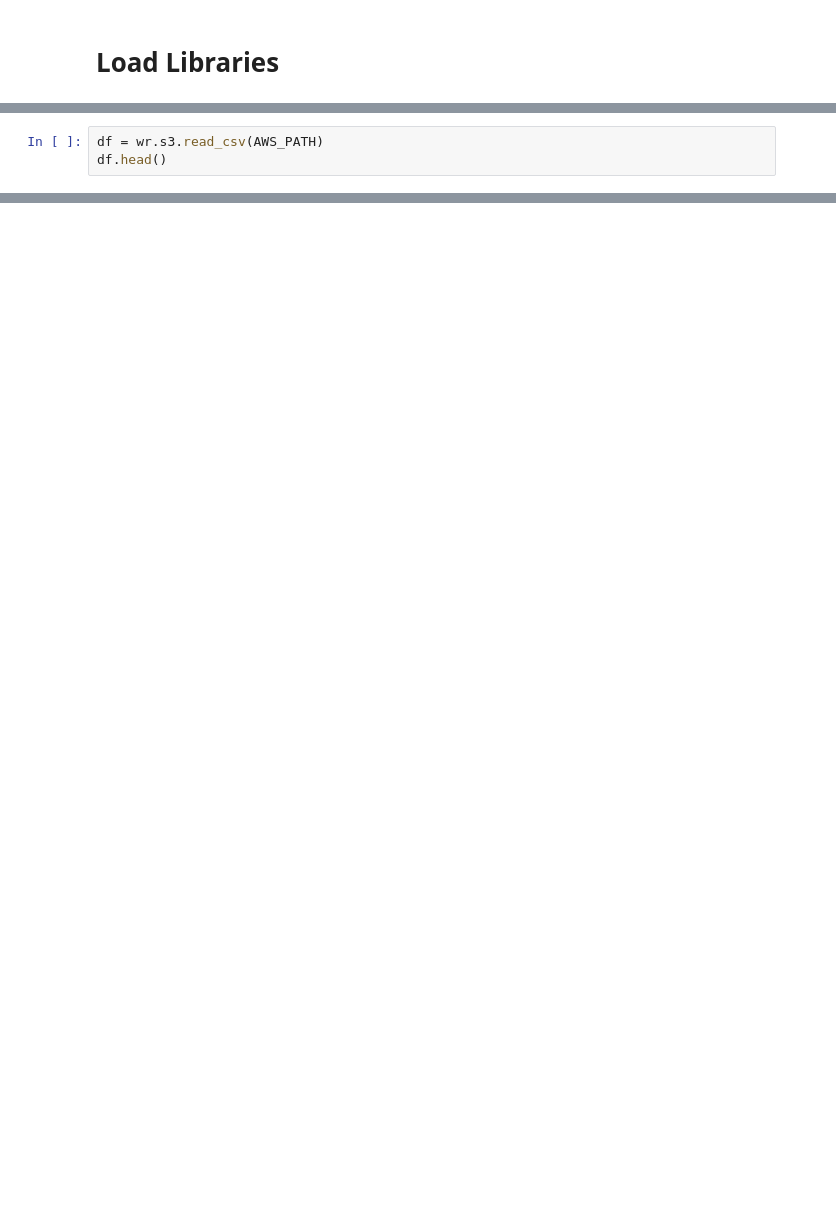
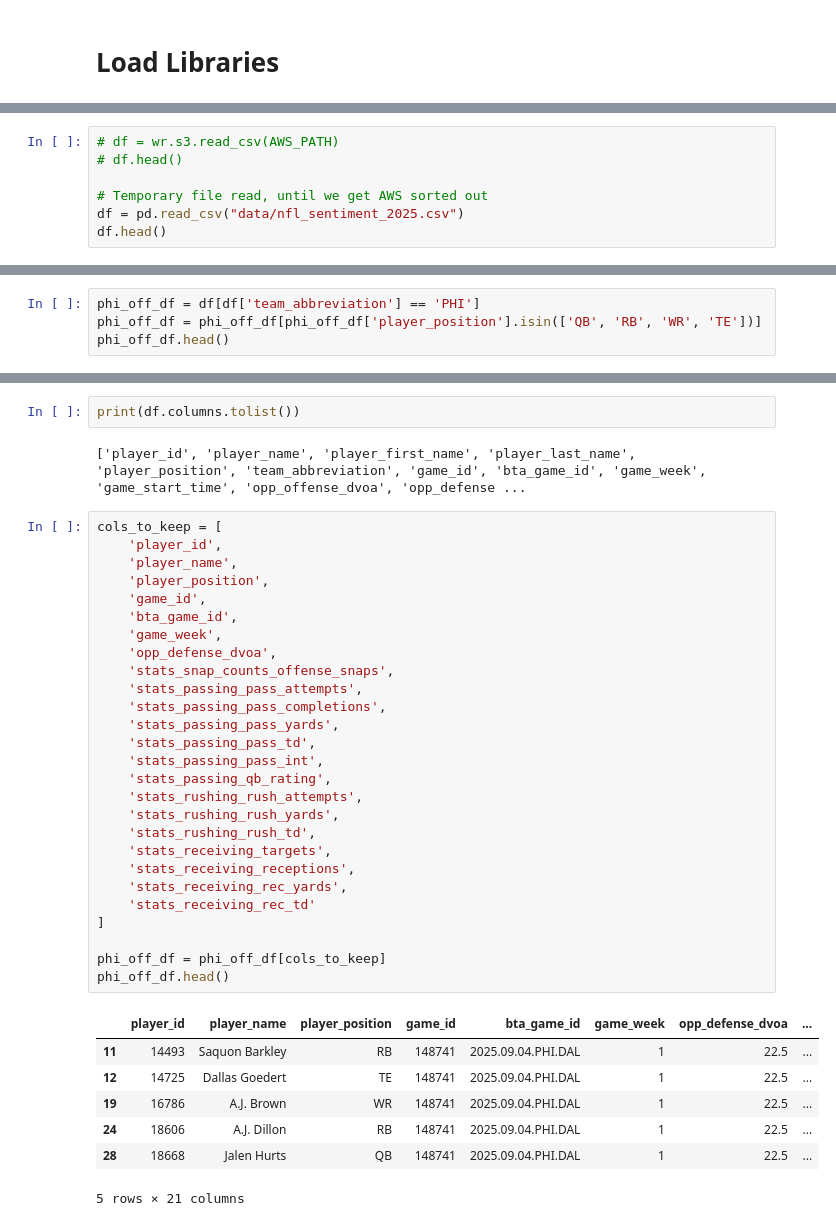
Before and after one commit to ryanjamesyu2/sentiment-performance-connection, a Jupyter notebook: athletic_data_ingestion.ipynb, the cells around one changed output, grey strips where cells are left out. Drawn from its saved outputs; the diff is of its cells as text; blank space fills up the shorter version.

Commit message:
Create PHI offense data frame

```diff
--- a/athletic_data_ingestion.ipynb
+++ b/athletic_data_ingestion.ipynb
@@ -7,4 +7,8 @@ from credentials import AWS_PATH
 # %%
-df = wr.s3.read_csv(AWS_PATH)
+# df = wr.s3.read_csv(AWS_PATH)
+# df.head()
+
+# Temporary file read, until we get AWS sorted out
+df = pd.read_csv("data/nfl_sentiment_2025.csv")
 df.head()
 # %% [output]
@@ -11,0 +22,4 @@ NoCredentialsError: Unable to locate credentials
+# %%
+phi_off_df = df[df['team_abbreviation'] == 'PHI']
+phi_off_df = phi_off_df[phi_off_df['player_position'].isin(['QB', 'RB', 'WR', 'TE'])]
+phi_off_df.head()
@@ -11,0 +42,39 @@ NoCredentialsError: Unable to locate credentials
+# %%
+print(df.columns.tolist())
+# %% [output]
+['player_id', 'player_name', 'player_first_name', 'player_last_name', 'player_position', 'team_abbreviation', 'game_id', 'bta_game_id', 'game_week', 'game_start_time', 'opp_offense_dvoa', 'opp_defense ...
+# %%
+cols_to_keep = [
+    'player_id',
+    'player_name',
+    'player_position',
+    'game_id',
+    'bta_game_id',
+    'game_week',
+    'opp_defense_dvoa',
+    'stats_snap_counts_offense_snaps',
+    'stats_passing_pass_attempts',
+    'stats_passing_pass_completions',
+    'stats_passing_pass_yards',
+    'stats_passing_pass_td',
+    'stats_passing_pass_int',
+    'stats_passing_qb_rating',
+    'stats_rushing_rush_attempts',
+    'stats_rushing_rush_yards',
+    'stats_rushing_rush_td',
+    'stats_receiving_targets',
+    'stats_receiving_receptions',
+    'stats_receiving_rec_yards',
+    'stats_receiving_rec_td'
+]
+
+phi_off_df = phi_off_df[cols_to_keep]
+phi_off_df.head()
+# %% [output]
+|  | player_id | player_name | player_position | game_id | bta_game_id | game_week | opp_defense_dvoa | ... |
+| 11 | 14493 | Saquon Barkley | RB | 148741 | 2025.09.04.PHI.DAL | 1 | 22.5 | ... |
+| 12 | 14725 | Dallas Goedert | TE | 148741 | 2025.09.04.PHI.DAL | 1 | 22.5 | ... |
+| 19 | 16786 | A.J. Brown | WR | 148741 | 2025.09.04.PHI.DAL | 1 | 22.5 | ... |
+| 24 | 18606 | A.J. Dillon | RB | 148741 | 2025.09.04.PHI.DAL | 1 | 22.5 | ... |
+| 28 | 18668 | Jalen Hurts | QB | 148741 | 2025.09.04.PHI.DAL | 1 | 22.5 | ... |
+5 rows × 21 columns
```
Also changed, not shown: parts of 5 cells of this notebook.
